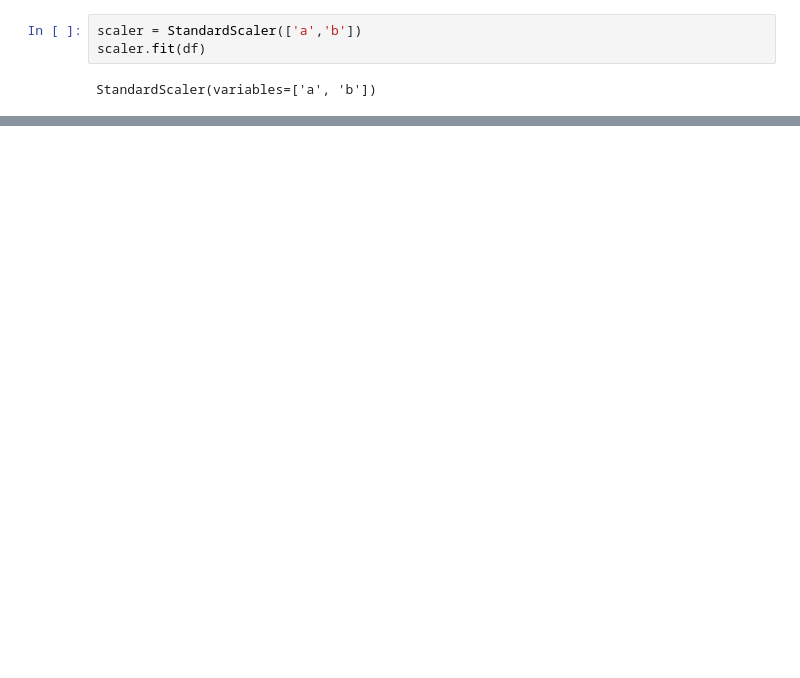
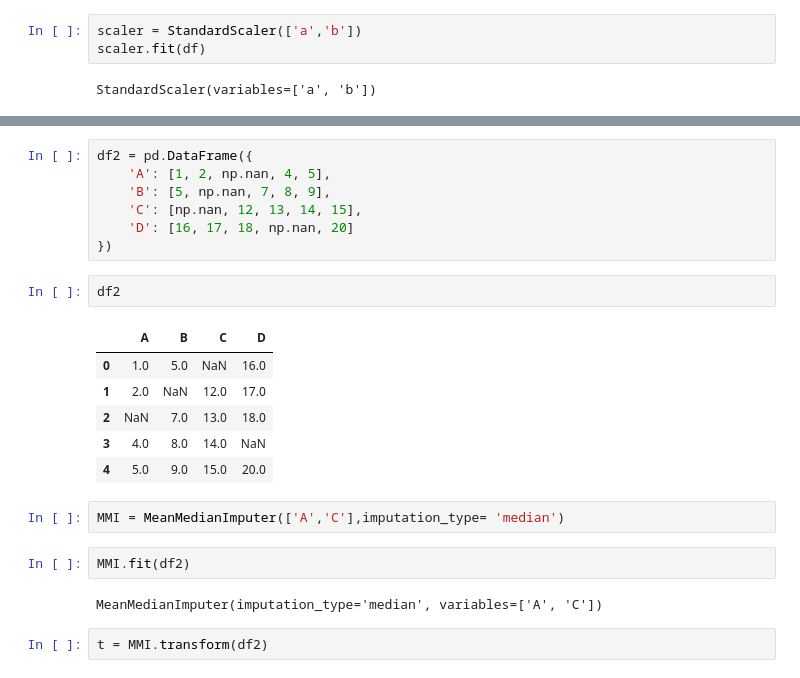
Before and after one commit to Tatenda1112/Custom-Transformation, a Jupyter notebook: notebooks/custom_transformers.ipynb, the cells around one changed output, grey strips where cells are left out. Drawn from its saved outputs; the diff is of its cells as text; blank space fills up the shorter version.

```diff
--- a/notebooks/custom_transformers.ipynb
+++ b/notebooks/custom_transformers.ipynb
@@ -109,0 +179,24 @@ df
+# %%
+df2 = pd.DataFrame({
+    'A': [1, 2, np.nan, 4, 5],
+    'B': [5, np.nan, 7, 8, 9],
+    'C': [np.nan, 12, 13, 14, 15],
+    'D': [16, 17, 18, np.nan, 20]
+})
+# %%
+df2
+# %% [output]
+|  | A | B | C | D |
+| 0 | 1.0 | 5.0 | NaN | 16.0 |
+| 1 | 2.0 | NaN | 12.0 | 17.0 |
+| 2 | NaN | 7.0 | 13.0 | 18.0 |
+| 3 | 4.0 | 8.0 | 14.0 | NaN |
+| 4 | 5.0 | 9.0 | 15.0 | 20.0 |
+# %%
+MMI = MeanMedianImputer(['A','C'],imputation_type= 'median')
+# %%
+MMI.fit(df2)
+# %% [output]
+MeanMedianImputer(imputation_type='median', variables=['A', 'C'])
+# %%
+t = MMI.transform(df2)
```
Also changed, not shown: parts of 27 cells of this notebook, 1 other file.
